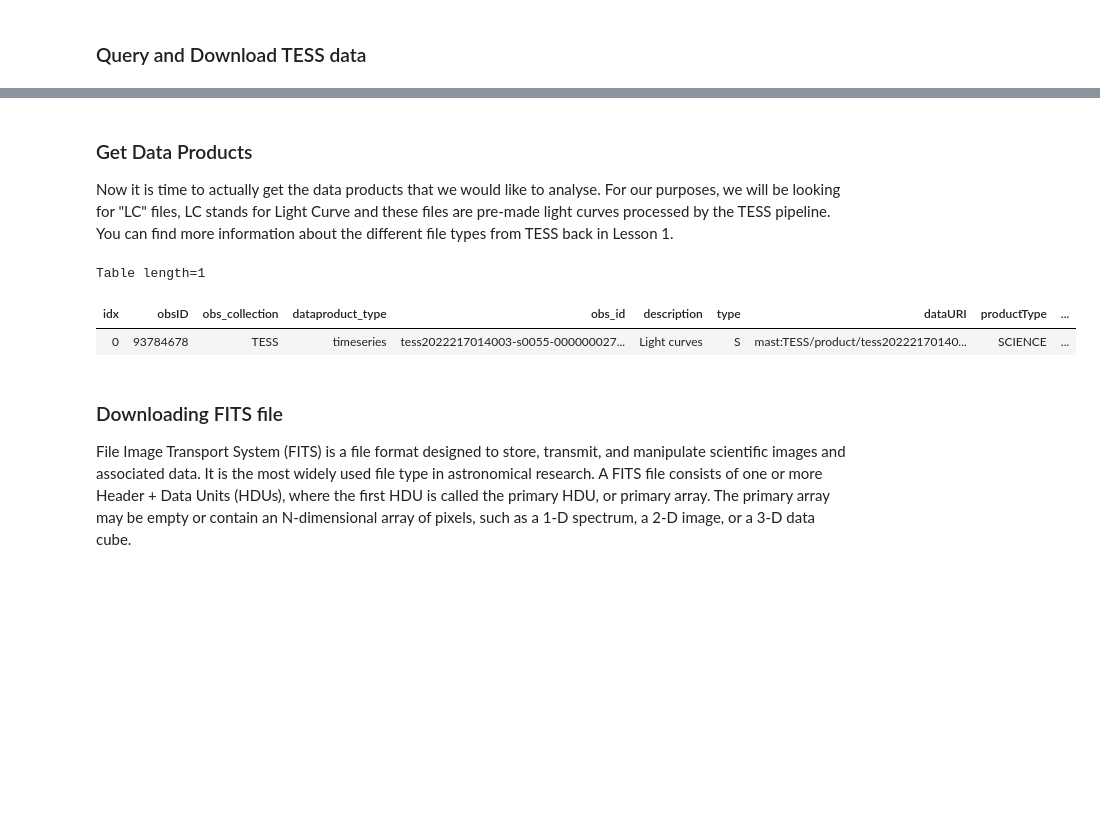
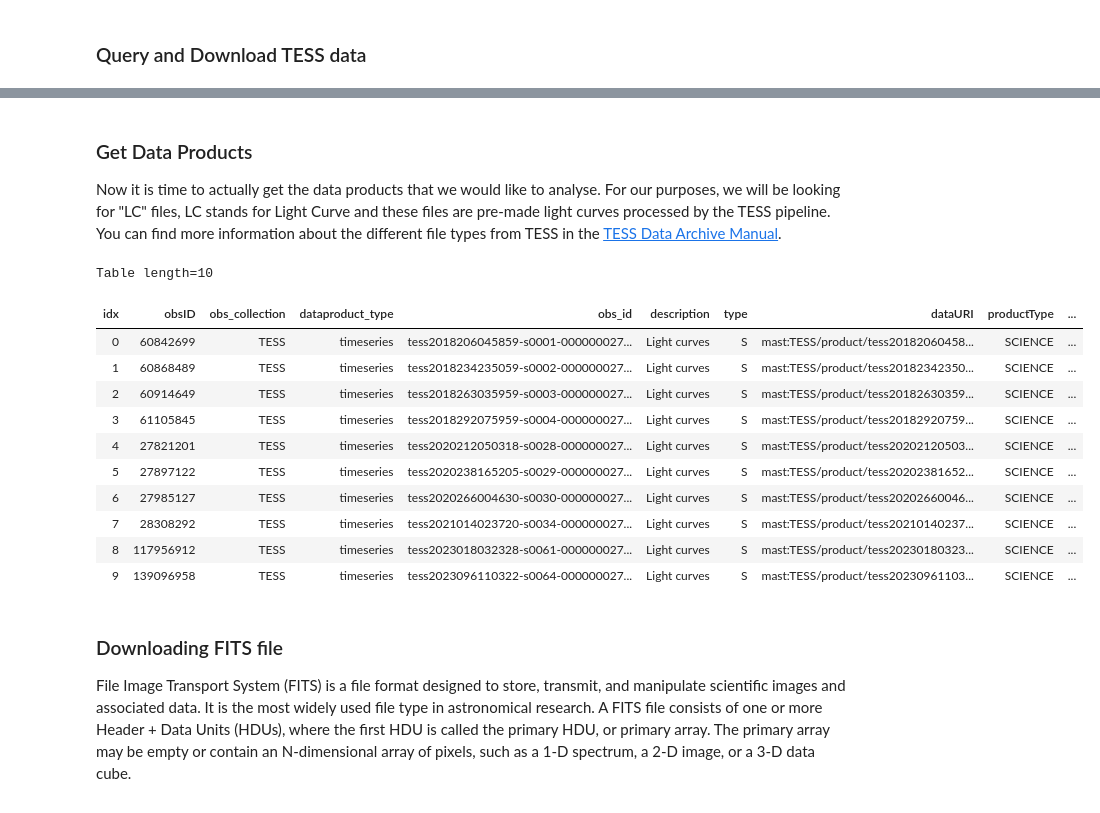
Before and after one commit to spacetelescope/project-tikebook, a Jupyter notebook: notebooks/02-quality-flags/TIKEBook_Lesson2.ipynb, the cells around one changed output, grey strips where cells are left out. Saved outputs shown, nothing was run; the diff lists cells and outputs as text; code cells hidden in the pictures; blank space fills up the shorter version.

```diff
--- a/notebooks/02-quality-flags/TIKEBook_Lesson2.ipynb
+++ b/notebooks/02-quality-flags/TIKEBook_Lesson2.ipynb
@@ -51,7 +67,7 @@ The data we will be exploring today is of the star **TOI-1380**. TESS observed t
 # %% [markdown]
 ### Query and Download TESS data
 # %%
-obs_table = Observations.query_criteria(objectname="TOI 1380", obs_collection = 'TESS', radius = "1s")
+obs_table = Observations.query_criteria(objectname="HD 21749", obs_collection = 'TESS', radius = "1s")
 
 #take a look at the results of our query
 obs_table.show_in_notebook()
@@ -66,18 +103,27 @@ Table length=5
 # %% [markdown]
 ### Get Data Products
 
-Now it is time to actually get the data products that we would like to analyse. For our purposes, we will be looking for "LC" files, LC stands for Light Curve and these files are pre-made light curves processed by the TESS pipeline. You can find more information about the different file types from TESS back in Lesson 1.
+Now it is time to actually get the data products that we would like to analyse. For our purposes, we will be looking for "LC" files, LC stands for Light Curve and these files are pre-made light curves processed by the TESS pipeline. You can find more information about the different file types from TESS in the [TESS Data Archive Manual](https://outerspace.stsci.edu/display/TESS/2.0+-+Data+Product+Overview).
 # %%
 #get all data products corresponding to the TESS observations we queried
 data_products = Observations.get_product_list(obs_table)
 
 #filter data products to just retrieve science light curves from TESS
-filtered_data_products = Observations.filter_products(data_products,productSubGroupDescription="LC",productType = "SCIENCE",productGroupDescription = "Minimum Recommended Products")
-filtered_data_products.show_in_notebook()
+lc_data_products = Observations.filter_products(data_products,productSubGroupDescription="LC",productType = "SCIENCE",productGroupDescription = "Minimum Recommended Products")
+lc_data_products.show_in_notebook()
 # %% [output]
-Table length=1
+Table length=10
 | idx | obsID | obs_collection | dataproduct_type | obs_id | description | type | dataURI | productType | ... |
-| 0 | 93784678 | TESS | timeseries | tess2022217014003-s0055-000000027... | Light curves | S | mast:TESS/product/tess20222170140... | SCIENCE | ... |
+| 0 | 60842699 | TESS | timeseries | tess2018206045859-s0001-000000027... | Light curves | S | mast:TESS/product/tess20182060458... | SCIENCE | ... |
+| 1 | 60868489 | TESS | timeseries | tess2018234235059-s0002-000000027... | Light curves | S | mast:TESS/product/tess20182342350... | SCIENCE | ... |
+| 2 | 60914649 | TESS | timeseries | tess2018263035959-s0003-000000027... | Light curves | S | mast:TESS/product/tess20182630359... | SCIENCE | ... |
+| 3 | 61105845 | TESS | timeseries | tess2018292075959-s0004-000000027... | Light curves | S | mast:TESS/product/tess20182920759... | SCIENCE | ... |
+| 4 | 27821201 | TESS | timeseries | tess2020212050318-s0028-000000027... | Light curves | S | mast:TESS/product/tess20202120503... | SCIENCE | ... |
+| 5 | 27897122 | TESS | timeseries | tess2020238165205-s0029-000000027... | Light curves | S | mast:TESS/product/tess20202381652... | SCIENCE | ... |
+| 6 | 27985127 | TESS | timeseries | tess2020266004630-s0030-000000027... | Light curves | S | mast:TESS/product/tess20202660046... | SCIENCE | ... |
+| 7 | 28308292 | TESS | timeseries | tess2021014023720-s0034-000000027... | Light curves | S | mast:TESS/product/tess20210140237... | SCIENCE | ... |
+| 8 | 117956912 | TESS | timeseries | tess2023018032328-s0061-000000027... | Light curves | S | mast:TESS/product/tess20230180323... | SCIENCE | ... |
+| 9 | 139096958 | TESS | timeseries | tess2023096110322-s0064-000000027... | Light curves | S | mast:TESS/product/tess20230961103... | SCIENCE | ... |
 # %% [markdown]
 ### Downloading FITS file
 
```
Also changed, not shown: parts of 31 cells of this notebook.
